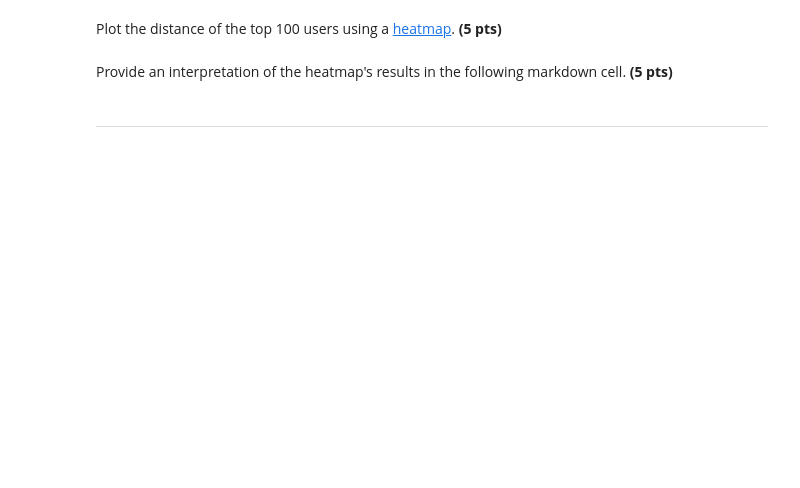
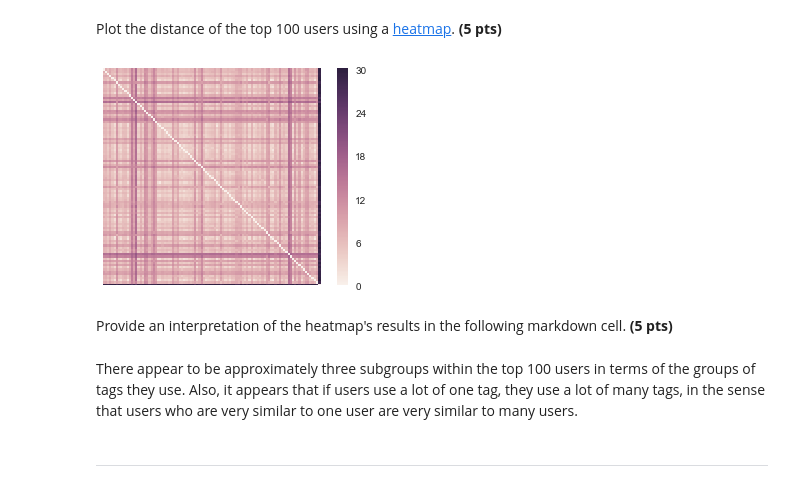
Before and after one commit to lmckone/Stackoverflow-user-similarity, a Jupyter notebook: Homework-1-1.ipynb, the cells around one changed output. Drawn from its saved outputs; the diff is of its cells as text; code cells hidden in the pictures; blank space fills up the shorter version.

```diff
--- a/Homework-1-1.ipynb
+++ b/Homework-1-1.ipynb
@@ -100,6 +332,47 @@ You may find the [sklearn.feature_extraction](http://scikit-learn.org/stable/mod
+# %%
+#merge top100answers with top100questions on ParentId=Id
+full100 = pd.merge(left = top100answers, right = top100questions, how = 'outer', left_on = 'ParentId', right_on = 'Id')
+# %%
+#then group the tags in a list by user id
+top100tags = full100.groupby('OwnerUserId_x')['Tag1_y'].apply(list)
+#reformat and remove duplicates
+top100tags = pd.DataFrame(top100tags)
+top100tags['OwnerUserId'] = top100tags.index
+top100tags.columns
+top100tags['Tag1_y'] = top100tags['Tag1_y'].apply(set)
+top100tags['Tag1_y'] = top100tags['Tag1_y'].apply(list)
+# %%
+#convert the dedpulicated lists back into a space-separated string, so we can treat them like documents
+k=0
+while k<100:
+    top100tags['Tag1_y'][k] = ' '.join(str(x) for x in top100tags['Tag1_y'][k])
+    k=k+1
+# %%
+#measure similarity of users
+from sklearn.feature_extraction.text import CountVectorizer
+
+vectorizer = CountVectorizer()
+
+Similarity = vectorizer.fit_transform(top100tags['Tag1_y'])
 # %% [markdown]
 Plot the distance of the top 100 users using a [heatmap](https://stanford.edu/~mwaskom/software/seaborn/generated/seaborn.heatmap.html). **(5 pts)**
+# %%
+import seaborn as sns; sns.set()
+import sklearn.manifold
+from matplotlib import pyplot as plt
+import sklearn.metrics as metrics
+
+dists = metrics.euclidean_distances(Similarity)
+
+%matplotlib inline
+
+_ = sns.heatmap(dists, xticklabels=False, yticklabels=False,
+linewidths=0, square = True, cbar="YIGnBu")
+# %% [output]
+[figure, added]
 # %% [markdown]
 Provide an interpretation of the heatmap's results in the following markdown cell. **(5 pts)**
+# %% [markdown]
+There appear to be approximately three subgroups within the top 100 users in terms of the groups of tags they use. Also, it appears that if users use a lot of one tag, they use a lot of many tags, in the sense that users who are very similar to one user are very similar to many users.
 # %% [markdown]
 -----------------
```
Also changed, not shown: parts of 14 cells of this notebook, 1 other file.
